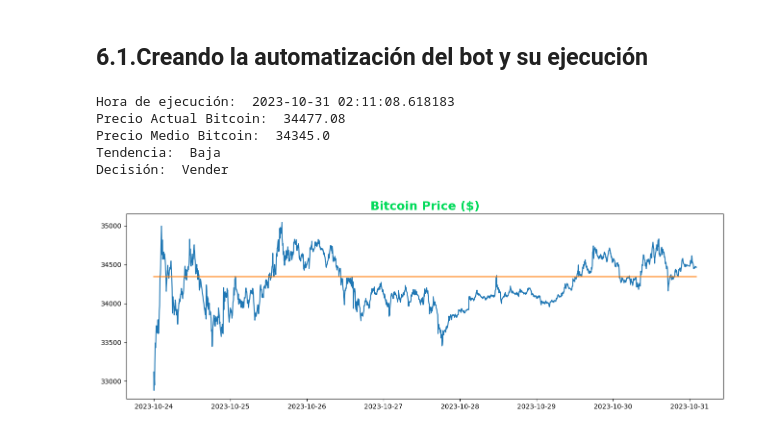
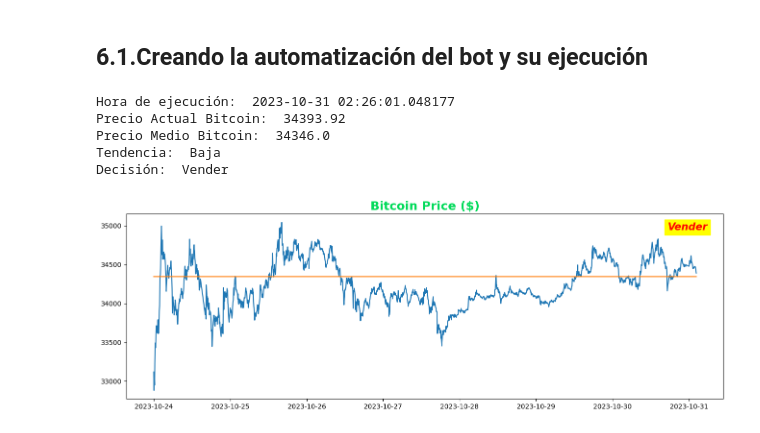
Before and after one commit to devjuniorflores/BitBot, a Jupyter notebook: Robot_Trading_C1_DSA.ipynb, the cells around one changed output. Drawn from its saved outputs; the diff is of its cells as text; code cells hidden in the pictures.

```diff
--- a/Robot_Trading_C1_DSA.ipynb
+++ b/Robot_Trading_C1_DSA.ipynb
@@ -377,30 +377,30 @@ def tomar_decisiones():
 ## 5.1.Generando la visualización
 # %%
 def visualizacion():
-    # Imprime la hora de ejecución del script
-    print("Hora de ejecución: ", datetime.datetime.now())
+  # Imprime la hora de ejecución del script
+  print("Hora de ejecución: ", datetime.datetime.now())
 
-    # Imprime el precio actual del Bitcoin, el precio medio, la tendencia y la decisión del algoritmo
-    print("Precio Actual Bitcoin: ", precio_actual)
-    print("Precio Medio Bitcoin: ", media_bitcoin)
-    print("Tendencia: ", tendencia)
-    print("Decisión: ", algoritmo_decision)
+  # Imprime el precio actual del Bitcoin, el precio medio, la tendencia y la decisión del algoritmo
+  print("Precio Actual Bitcoin: ", precio_actual)
+  print("Precio Medio Bitcoin: ", media_bitcoin)
+  print("Tendencia: ", tendencia)
+  print("Decisión: ", algoritmo_decision)
 
-    # Se agrega una nueva columna 'Promedio' en el DataFrame df_bitcoin con el valor de media_bitcoin
-    df_bitcoin['Promedio'] = media_bitcoin
+  # Se agrega una nueva columna 'Promedio' en el DataFrame df_bitcoin con el valor de media_bitcoin
+  df_bitcoin['Promedio'] = media_bitcoin
 
-    # Se configuran los detalles del gráfico
-    plt.figure(figsize=(16, 5))
-    plt.title("Bitcoin Price ($)", fontsize=18, fontweight='bold', color="#00DA59")
+  # Se configuran los detalles del gráfico
+  plt.figure(figsize=(16, 5))
+  plt.title("Bitcoin Price ($)", fontsize=18, fontweight='bold', color="#00DA59")
 
-    # Se trazan las series de tiempo para 'Close' y 'Promedio' en el DataFrame df_bitcoin
-    plt.plot(df_bitcoin.index, df_bitcoin['Close'])  # Gráfico de precios 'Close'
-    plt.plot(df_bitcoin.index, df_bitcoin['Promedio'])  # Gráfico del promedio
+  # Se trazan las series de tiempo para 'Close' y 'Promedio' en el DataFrame df_bitcoin
+  plt.plot(df_bitcoin.index, df_bitcoin['Close'])  # Gráfico de precios 'Close'
+  plt.plot(df_bitcoin.index, df_bitcoin['Promedio'])  # Gráfico del promedio
 
-    # Se agrega un texto en el gráfico para representar la decisión con colores basados en la variable color
-    plt.annotate(algoritmo_decision, xy=(df_bitcoin.index[1], 32000),
-                 xytext=(df_bitcoin.index[1], 34000), fontsize=15, color=color, fontweight='bold',
-                 style='italic', backgroundcolor='yellow')
+  # Se agrega un texto en el gráfico para representar la decisión con colores basados en la variable color
+  plt.annotate(algoritmo_decision, xy=(df_bitcoin.index[-100], round(max(df_bitcoin['Close']))-100),
+                xytext=(df_bitcoin.index[-100], round(max(df_bitcoin['Close']))-100), fontsize=15, color=color, fontweight='bold',
+                style='italic', backgroundcolor='yellow')
 
-    # Se muestra el gráfico
-    plt.show()
+  # Se muestra el gráfico
+  plt.show()
@@ -411,19 +415,19 @@ def visualizacion():
 # %%
 while True:
     clear_output()  # Borra la salida anterior en un entorno
 
     # Llama a las funciones necesarias para importar, procesar, analizar y visualizar los datos
     importar_base_bitcoin()  # Importa datos actualizados del Bitcoin
     extraer_tendencias()  # Extrae tendencias actuales
     limpieza_datos()  # Realiza la limpieza y preparación de los datos
     tomar_decisiones()  # Toma decisiones basadas en los datos procesados
     visualizacion()  # Genera y muestra gráficos con los datos procesados
 
-    time.sleep(10)  # Espera 5 minutos antes de volver a ejecutar el ciclo
+    time.sleep(300)  # Espera 5 minutos antes de volver a ejecutar el ciclo
 # %% [output]
-Hora de ejecución:  2023-10-31 02:11:08.618183
-Precio Actual Bitcoin:  34477.08
-Precio Medio Bitcoin:  34345.0
+Hora de ejecución:  2023-10-31 02:26:01.048177
+Precio Actual Bitcoin:  34393.92
+Precio Medio Bitcoin:  34346.0
 Tendencia:  Baja
 Decisión:  Vender
-[figure, old version]
+[figure, new version]
```
Also changed, not shown: parts of 11 cells of this notebook.
